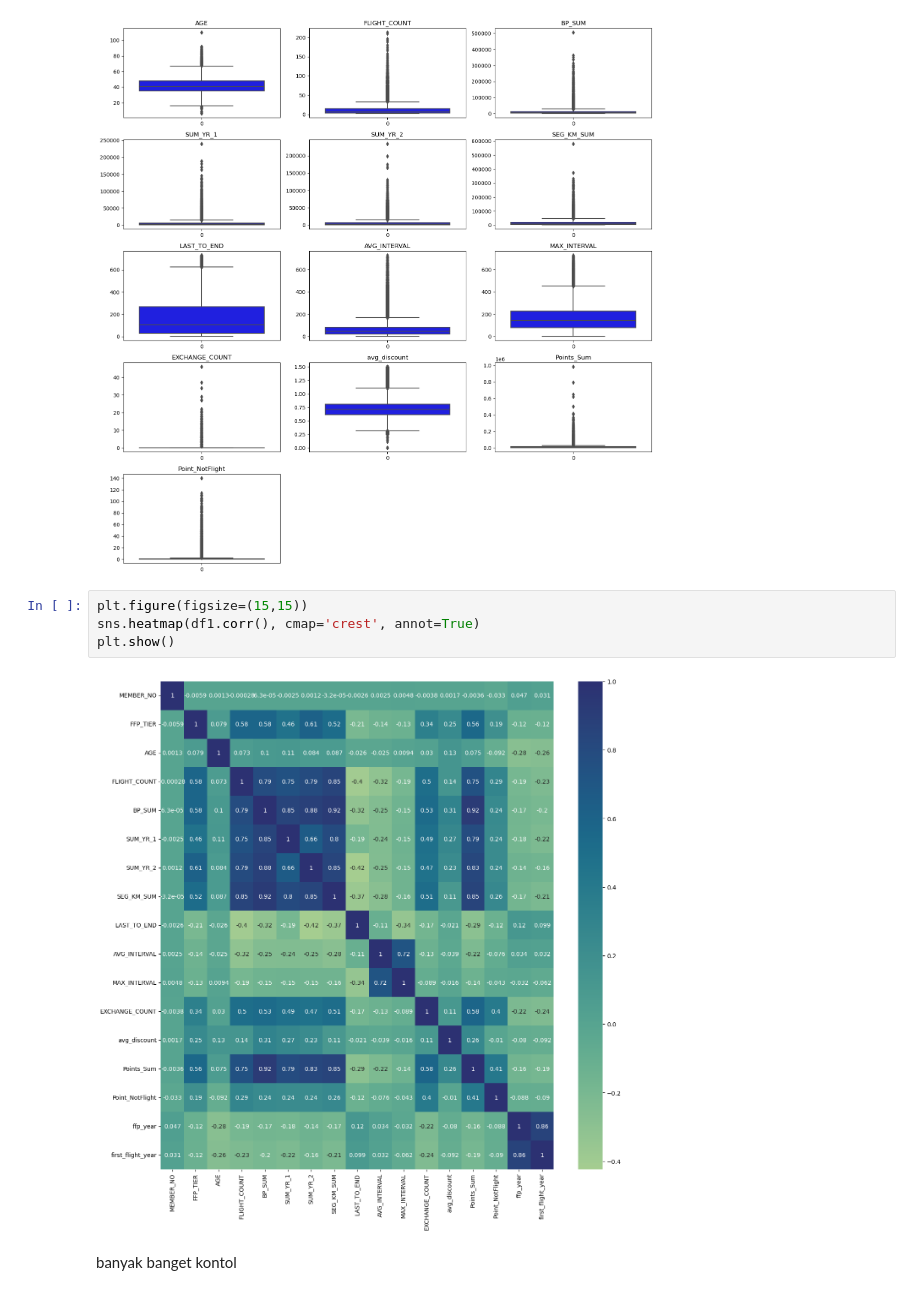
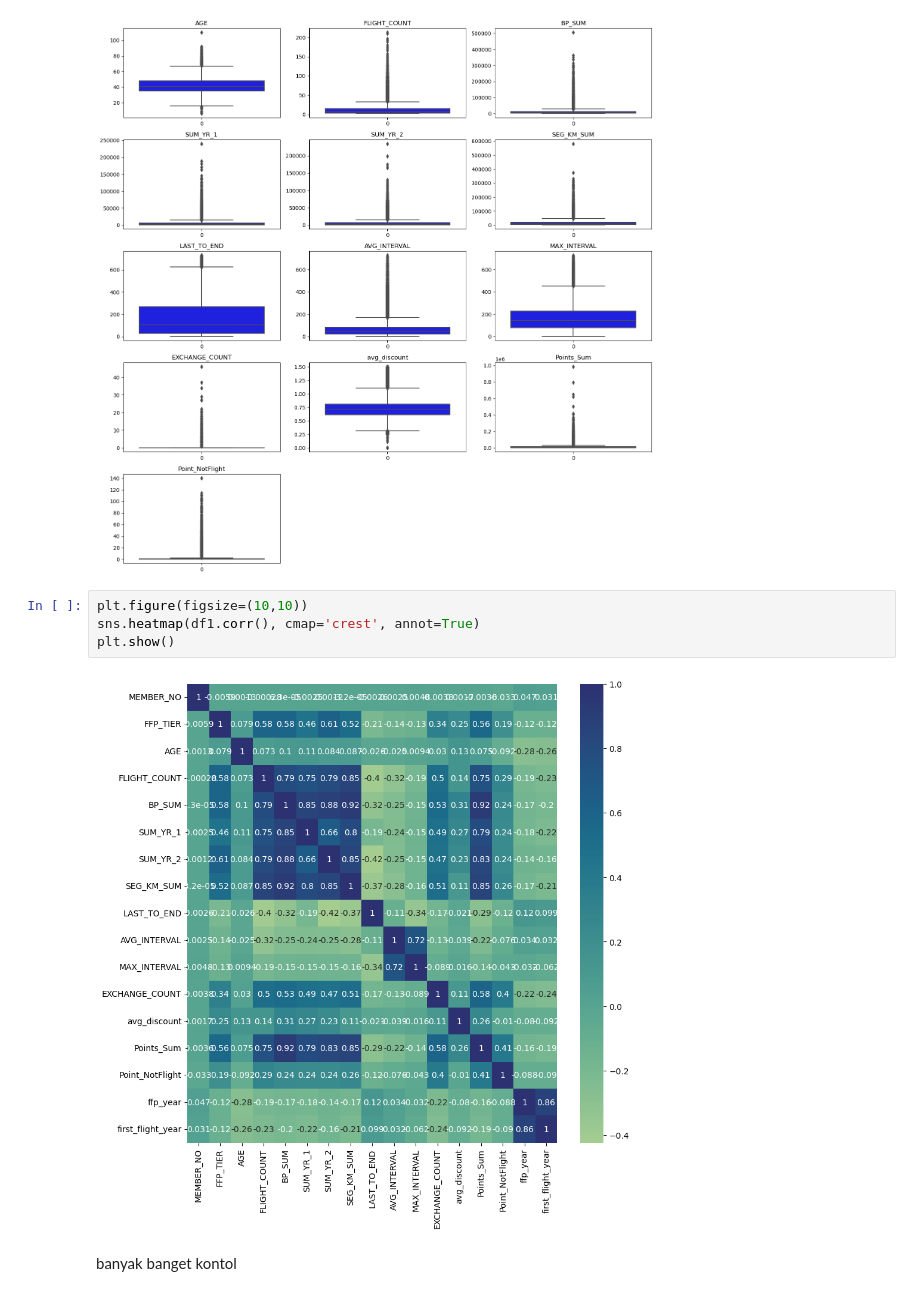
Before and after one commit to gbriansatria/Final-Project-Raka-MAX, a Jupyter notebook: Homework Stage 3/Homework Unsupervised Learning.ipynb, the cells around one changed output. Cells and saved outputs as stored; diff of their text form.

```diff
--- a/Homework Stage 3/Homework Unsupervised Learning.ipynb
+++ b/Homework Stage 3/Homework Unsupervised Learning.ipynb
@@ -285,11 +285,11 @@ plt.show()
 # %% [output]
 [figure]
 # %%
-plt.figure(figsize=(15,15))
+plt.figure(figsize=(10,10))
 sns.heatmap(df1.corr(), cmap='crest', annot=True)
 plt.show()
 # %% [output]
-[figure, old version]
+[figure, new version]
 # %% [markdown]
 banyak banget kontol
 # %% [markdown]
```
Also changed, not shown: parts of 4 cells of this notebook.
